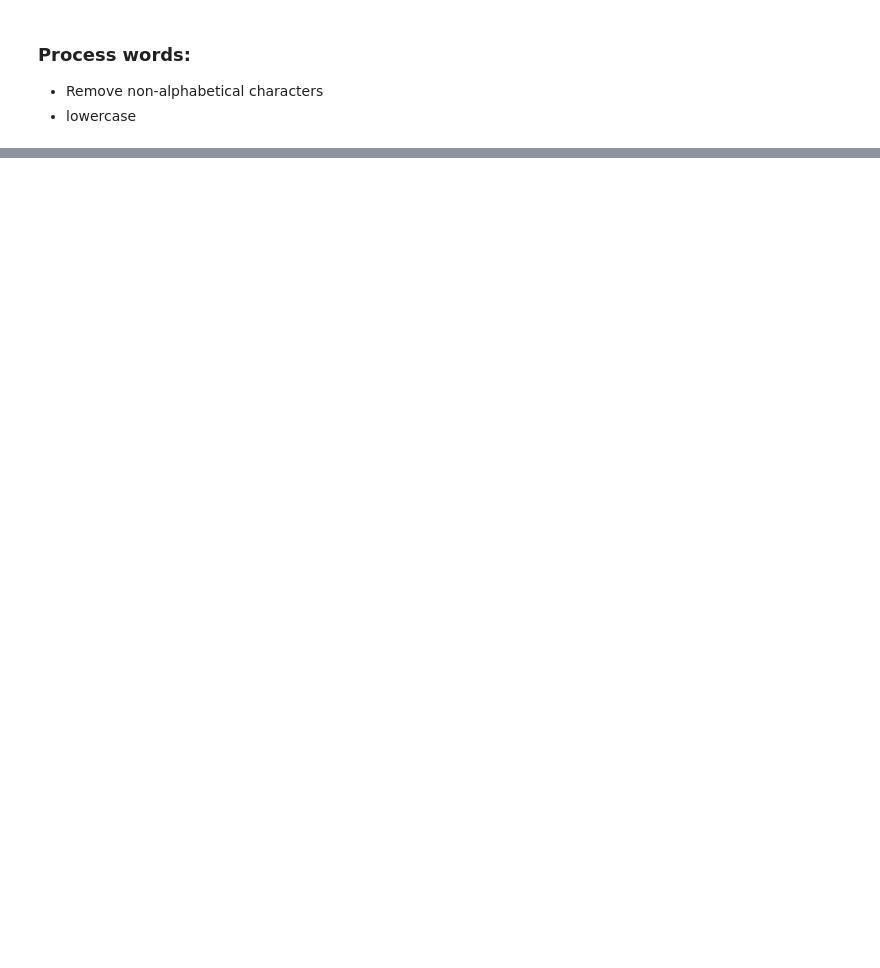
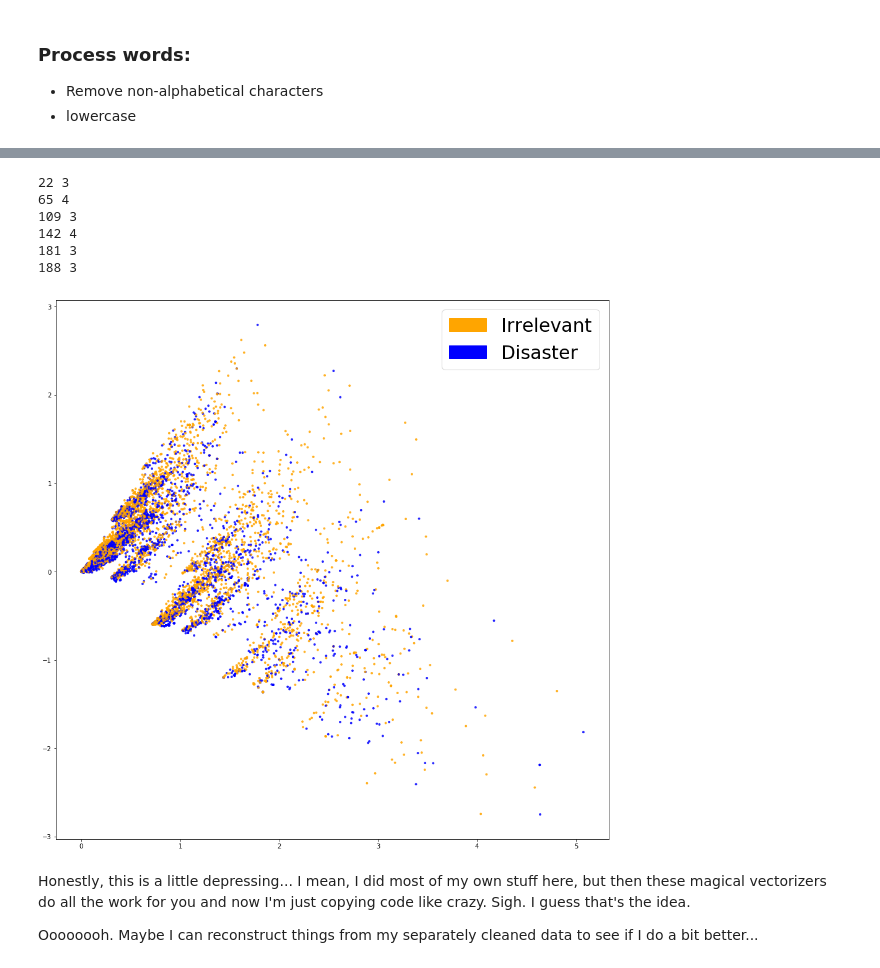
Before and after one commit to TopQuirk67/insightchallenges, a Jupyter notebook: NLP 90 Percent/NLP 90 Percent.ipynb, the cells around one changed output, grey strips where cells are left out. Saved outputs shown, nothing was run; the diff lists cells and outputs as text; code cells hidden in the pictures; blank space fills up the shorter version.

```diff
--- a/NLP 90 Percent/NLP 90 Percent.ipynb
+++ b/NLP 90 Percent/NLP 90 Percent.ipynb
@@ -63,0 +227,21 @@ pd.crosstab(questions.choose_one,questions.class_label)
+# %%
+# Need to split training and test set before we do TFIDF since it's extracted from the samples themselves.
+# Gak, I just stole this code directly.
+from sklearn.model_selection import train_test_split
+from sklearn.feature_extraction.text import CountVectorizer, TfidfVectorizer
+
+def cv(data):
+    count_vectorizer = CountVectorizer()
+    emb = count_vectorizer.fit_transform(data)
+    return emb, count_vectorizer
+
+#list_corpus = questions['text'].tolist()
+#list_corpus = questions['s_stems'].tolist()
+list_corpus = questions['s_lemmas'].tolist()
+list_labels = questions['class_label'].tolist()
+
+X_train, X_test, y_train, y_test = train_test_split(list_corpus, list_labels, test_size=0.2,
+                                                                                random_state=40)
+
+X_train_counts, count_vectorizer = cv(X_train)
+X_test_counts = count_vectorizer.transform(X_test)
@@ -63,0 +257,43 @@ pd.crosstab(questions.choose_one,questions.class_label)
+# %%
+# just playing with a sparse matrix
+
+for row in range(200):
+    if (X_train_counts[row,:].max())>2:
+        print (row,X_train_counts[row,:].max())
+# %% [output]
+22 3
+65 4
+109 3
+142 4
+181 3
+188 3
+# %%
+from sklearn.decomposition import PCA, TruncatedSVD
+import matplotlib
+import matplotlib.pyplot as plt
+import matplotlib.patches as mpatches
+
+
+def plot_LSA(test_data, test_labels, savepath="PCA_demo.csv", plot=True):
+        lsa = TruncatedSVD(n_components=2)
+        lsa.fit(test_data)
+        lsa_scores = lsa.transform(test_data)
+        color_mapper = {label:idx for idx,label in enumerate(set(test_labels))}
+        color_column = [color_mapper[label] for label in test_labels]
+        colors = ['orange','blue','blue']
+        if plot:
+            plt.scatter(lsa_scores[:,0], lsa_scores[:,1], s=8, alpha=.8, c=test_labels, cmap=matplotlib.colors.ListedColormap(colors))
+            red_patch = mpatches.Patch(color='orange', label='Irrelevant')
+            green_patch = mpatches.Patch(color='blue', label='Disaster')
+            plt.legend(handles=[red_patch, green_patch], prop={'size': 30})
+
+
+fig = plt.figure(figsize=(16, 16))
+plot_LSA(X_train_counts, y_train)
+plt.show()
+# %% [output]
+[figure, added]
+# %% [markdown]
+Honestly, this is a little depressing... I mean, I did most of my own stuff here, but then these magical vectorizers do all the work for you and now I'm just copying code like crazy.  Sigh.  I guess that's the idea.
+
+Oooooooh.  Maybe I can reconstruct things from my separately cleaned data to see if I do a bit better...
```
Also changed, not shown: parts of 27 cells of this notebook, 5 other files.
